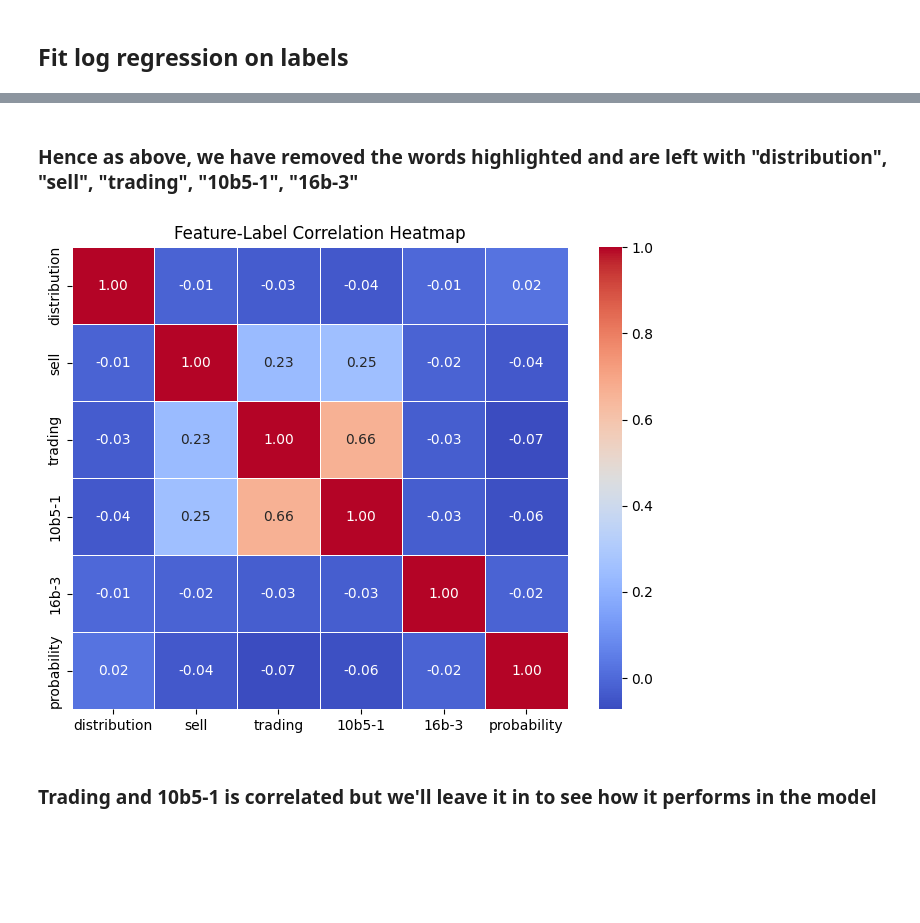
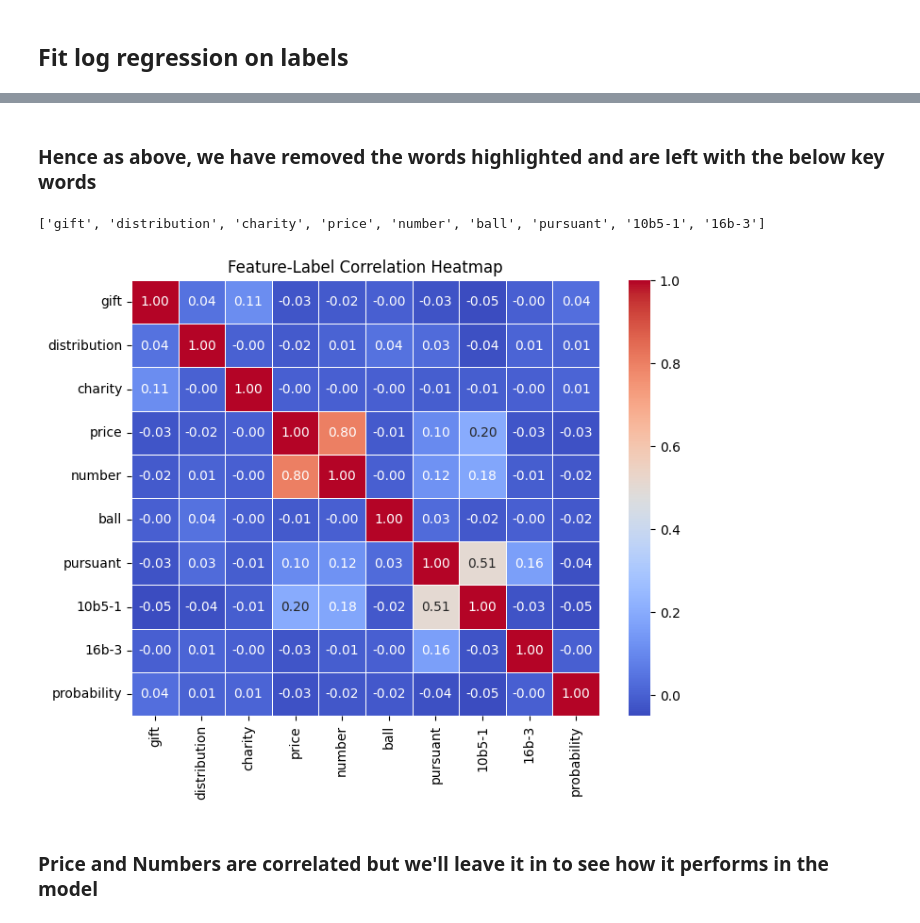
Before and after one commit to Blimperoo/DSA4263-Final-Insider-Trading, a Jupyter notebook: src/eda/footnotes_analysis.ipynb, the cells around one changed output, grey strips where cells are left out. Cells and saved outputs as stored; diff of their text form; code cells hidden in the pictures; blank space fills up the shorter version.

```diff
--- a/src/eda/footnotes_analysis.ipynb
+++ b/src/eda/footnotes_analysis.ipynb
@@ -657,6 +658 @@ fee              0.0601      0.032      1.909      0.056      -0.002       0.122
 ================================================================================
-# %%
-# Remove Gift
-variables = ["distribution", "charity", "sell", "trading", "lieu", "fee", "10b5-1", "16b-3"]
-label = "probability"
-find_significance(df_features, variables, label)
@@ -681,5 +658,0 @@ fee              0.0598      0.032      1.899      0.058      -0.002       0.122
-# %%
-# Remove lieu
-variables = ["distribution", "charity", "sell", "trading", "fee", "10b5-1", "16b-3"]
-label = "probability"
-find_significance(df_features, variables, label)
@@ -704,5 +658,0 @@ fee              0.0514      0.031      1.670      0.095      -0.009       0.112
-# %%
-# Remove Charity
-variables = ["distribution", "sell", "trading", "fee", "10b5-1", "16b-3"]
-label = "probability"
-find_significance(df_features, variables, label)
@@ -727,5 +658,0 @@ fee              0.0515      0.031      1.674      0.094      -0.009       0.112
-# %%
-# Remove fee
-variables = ["distribution", "sell", "trading", "10b5-1", "16b-3"]
-label = "probability"
-find_significance(df_features, variables, label)
@@ -750,18 +659,20 @@ trading         -0.1268      0.015     -8.576      0.000      -0.156      -0.098
 # %% [markdown]
-### Hence as above, we have removed the words highlighted and are left with "distribution", "sell", "trading", "10b5-1", "16b-3"
+### Hence as above, we have removed the words highlighted and are left with the below key words
+# %%
+print(variables)
+# %% [output]
+['gift', 'distribution', 'charity', 'price', 'number', 'ball', 'pursuant', '10b5-1', '16b-3']
 # %%
-
-variables = ["distribution", "sell", "trading", "10b5-1", "16b-3"]
 label = "probability"
 
 corr_feature = df_features[variables + [label]]
 
 corr = corr_feature.corr(method="pearson")
 plt.figure(figsize=(8, 6))
 sns.heatmap(corr, annot=True, cmap="coolwarm", fmt=".2f", linewidths=0.5)
 plt.title("Feature-Label Correlation Heatmap")
 plt.show()
 # %% [output]
-[figure, old version]
+[figure, new version]
 # %% [markdown]
-### Trading and 10b5-1 is correlated but we'll leave it in to see how it performs in the model
+### Price and Numbers are correlated but we'll leave it in to see how it performs in the model
```
Also changed, not shown: parts of 32 cells of this notebook, 1 other file.
